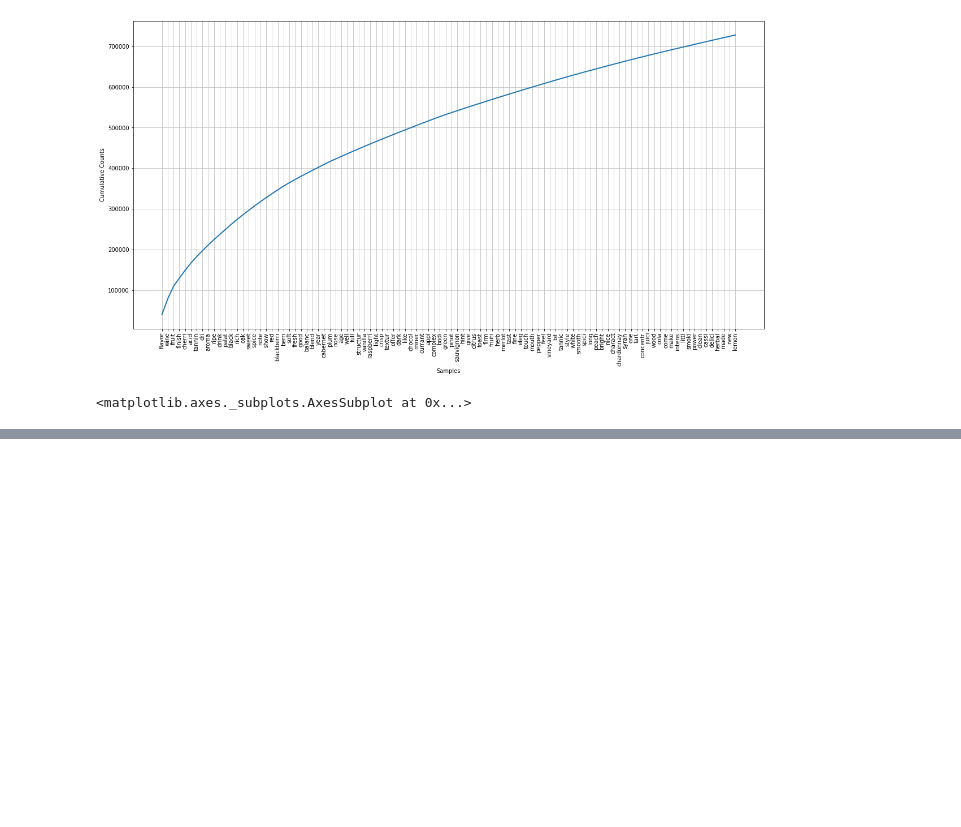
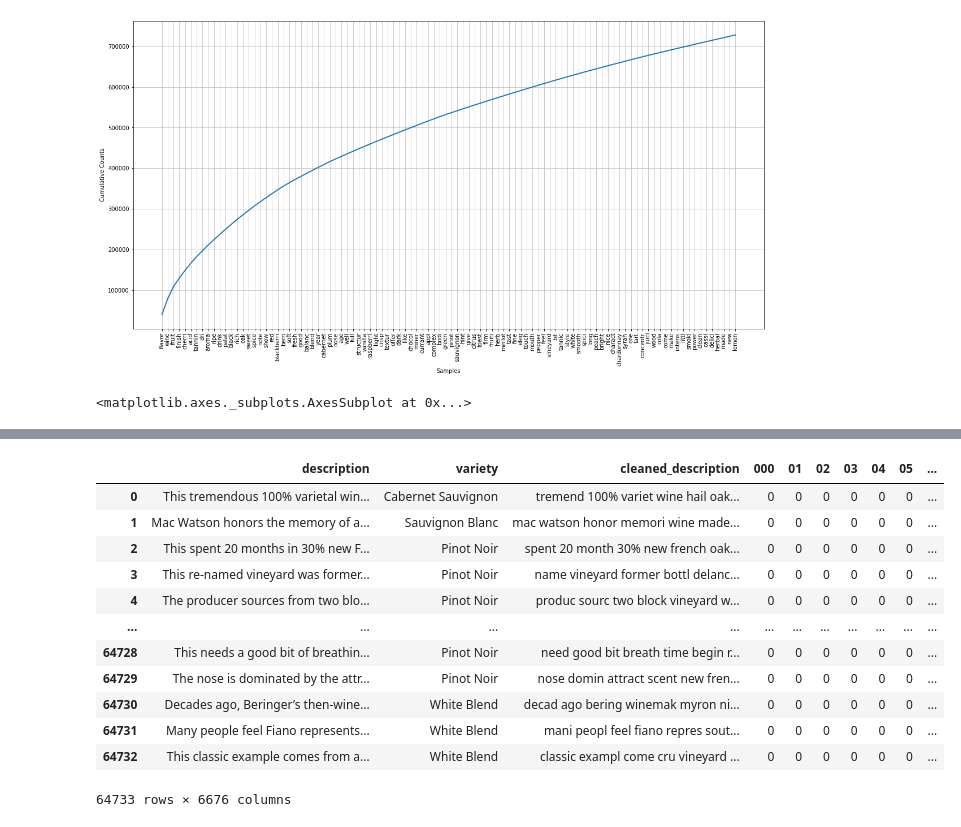
Before and after one commit to ADV-111/wine_review_multiclass_classification, a Jupyter notebook: notebooks/sandbox_notebook.ipynb, the cells around one changed output, grey strips where cells are left out. Cells and saved outputs as stored; diff of their text form; code cells hidden in the pictures; blank space fills up the shorter version.

```diff
--- a/notebooks/sandbox_notebook.ipynb
+++ b/notebooks/sandbox_notebook.ipynb
@@ -641,0 +733,16 @@ fdist_cleaned_description.plot(100, cumulative=True)
+# %%
+pd.concat([data, count_vectorizer_bow], axis=1)
+# %% [output]
+|  | description | variety | cleaned_description | 000 | 01 | 02 | 03 | 04 | 05 | ... |
+| 0 | This tremendous 100% varietal win... | Cabernet Sauvignon | tremend 100% variet wine hail oak... | 0 | 0 | 0 | 0 | 0 | 0 | ... |
+| 1 | Mac Watson honors the memory of a... | Sauvignon Blanc | mac watson honor memori wine made... | 0 | 0 | 0 | 0 | 0 | 0 | ... |
+| 2 | This spent 20 months in 30% new F... | Pinot Noir | spent 20 month 30% new french oak... | 0 | 0 | 0 | 0 | 0 | 0 | ... |
+| 3 | This re-named vineyard was former... | Pinot Noir | name vineyard former bottl delanc... | 0 | 0 | 0 | 0 | 0 | 0 | ... |
+| 4 | The producer sources from two blo... | Pinot Noir | produc sourc two block vineyard w... | 0 | 0 | 0 | 0 | 0 | 0 | ... |
+| ... | ... | ... | ... | ... | ... | ... | ... | ... | ... | ... |
+| 64728 | This needs a good bit of breathin... | Pinot Noir | need good bit breath time begin r... | 0 | 0 | 0 | 0 | 0 | 0 | ... |
+| 64729 | The nose is dominated by the attr... | Pinot Noir | nose domin attract scent new fren... | 0 | 0 | 0 | 0 | 0 | 0 | ... |
+| 64730 | Decades ago, Beringer’s then-wine... | White Blend | decad ago bering winemak myron ni... | 0 | 0 | 0 | 0 | 0 | 0 | ... |
+| 64731 | Many people feel Fiano represents... | White Blend | mani peopl feel fiano repres sout... | 0 | 0 | 0 | 0 | 0 | 0 | ... |
+| 64732 | This classic example comes from a... | White Blend | classic exampl come cru vineyard ... | 0 | 0 | 0 | 0 | 0 | 0 | ... |
+64733 rows × 6676 columns
```
Also changed, not shown: parts of 14 cells of this notebook, 1 other file.
